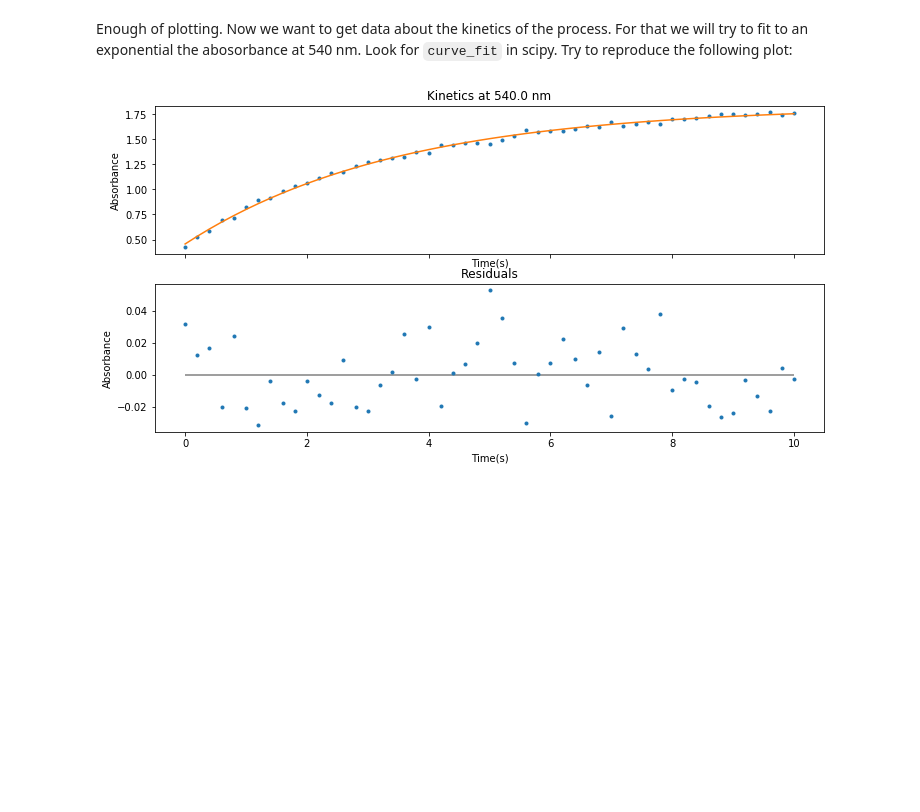
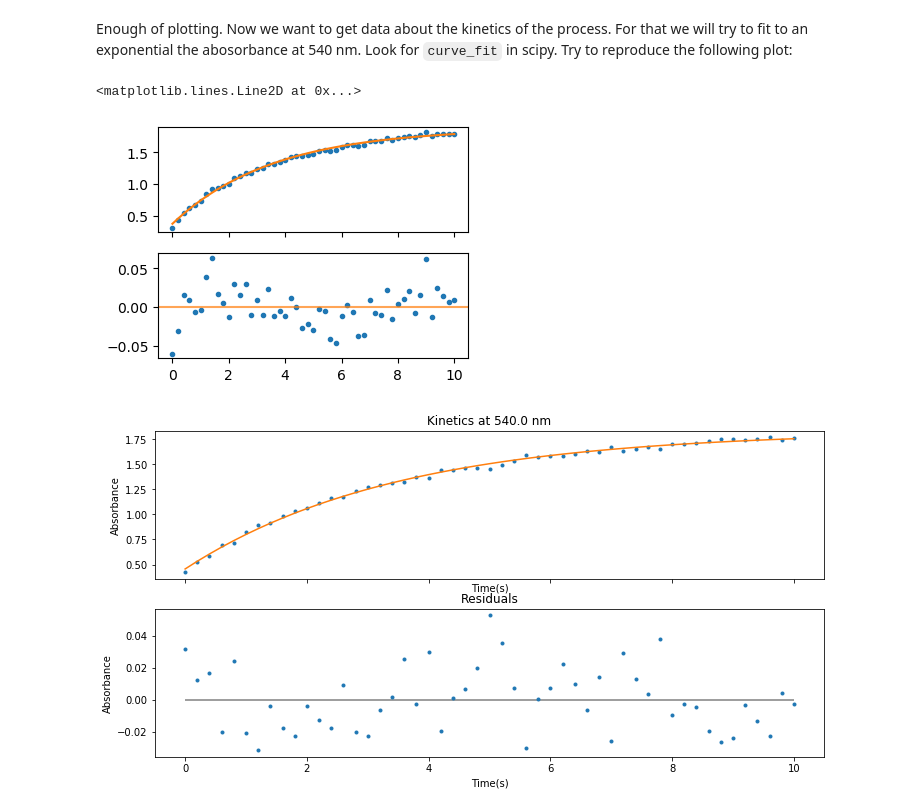
Before and after one commit to rcrehuet/Python_para_Cientificos_2026-CSIC, a Jupyter notebook: notebooks/absorbance-numpy.ipynb, the cells around one changed output. Saved outputs shown, nothing was run; the diff lists cells and outputs as text; code cells hidden in the pictures; blank space fills up the shorter version.

```diff
--- a/notebooks/absorbance-numpy.ipynb
+++ b/notebooks/absorbance-numpy.ipynb
@@ -173,6 +151,26 @@ plt.plot(times,1/absorb[:, np.argmax(absorb[-1])],'x')
 Enough of plotting. Now we want to get data about the kinetics of the process. For that we will try to fit to an exponential the abosorbance at 540 nm.
 Look for `curve_fit` in scipy.
 Try to reproduce the following plot:
+# %%
+from scipy.optimize import curve_fit
+#Data
+x = times
+y = absorb[:, np.argmax(absorb[-1])]
+
+#Model
+def func(x, a, b, c):
+     return a * np.exp(-b * x) + c
+
+a_opt, b_opt, c_opt = curve_fit(func, x, y)[0]
+# %%
+fig, ax = plt.subplots(2,1, sharex=True)
+ax[0].plot(x,y, '.')
+ax[0].plot(x, func(x,a_opt, b_opt, c_opt), '-')
+ax[1].plot(x, y-func(x,a_opt, b_opt, c_opt), '.')
+ax[1].axhline(0, alpha=0.7, c='C1')
+# %% [output]
+<matplotlib.lines.Line2D at 0x...>
+[figure, added]
 # %%
 from scipy.optimize import curve_fit
 #Data
```
Also changed, not shown: parts of 17 cells of this notebook, 2 other files.
